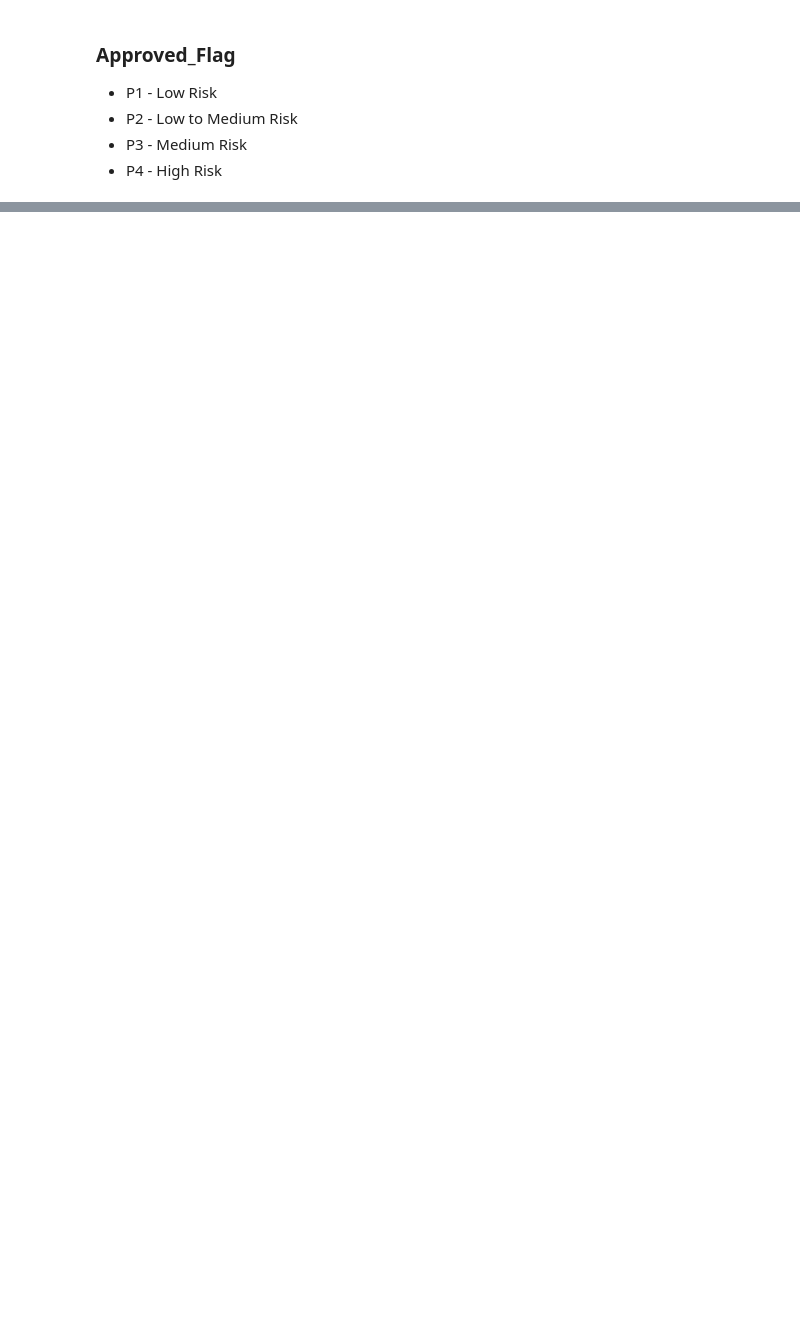
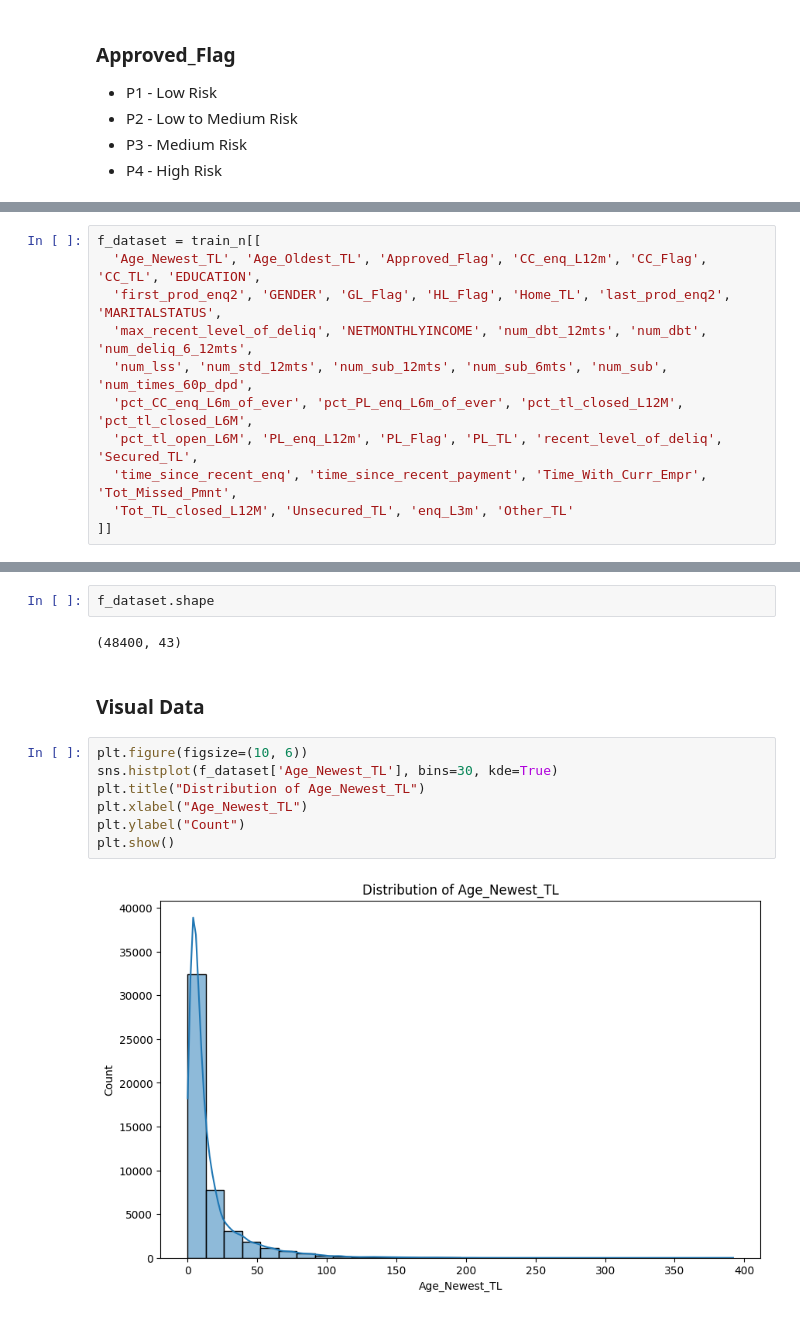
Before and after one commit to sayalii-e/Credit-Risk-Assessment, a Jupyter notebook: Untitled.ipynb, the cells around one changed output, grey strips where cells are left out. Drawn from its saved outputs; the diff is of its cells as text; blank space fills up the shorter version.

```diff
--- a/Untitled.ipynb
+++ b/Untitled.ipynb
@@ -627,0 +702,11 @@ train_n = train_n.drop(columns=['CC_utilization', 'PL_utilization','max_unsec_ex
+# %%
+f_dataset = train_n[[
+  'Age_Newest_TL', 'Age_Oldest_TL', 'Approved_Flag', 'CC_enq_L12m', 'CC_Flag', 'CC_TL', 'EDUCATION',
+  'first_prod_enq2', 'GENDER', 'GL_Flag', 'HL_Flag', 'Home_TL', 'last_prod_enq2', 'MARITALSTATUS',
+  'max_recent_level_of_deliq', 'NETMONTHLYINCOME', 'num_dbt_12mts', 'num_dbt', 'num_deliq_6_12mts',
+  'num_lss', 'num_std_12mts', 'num_sub_12mts', 'num_sub_6mts', 'num_sub', 'num_times_60p_dpd',
+  'pct_CC_enq_L6m_of_ever', 'pct_PL_enq_L6m_of_ever', 'pct_tl_closed_L12M', 'pct_tl_closed_L6M',
+  'pct_tl_open_L6M', 'PL_enq_L12m', 'PL_Flag', 'PL_TL', 'recent_level_of_deliq', 'Secured_TL',
+  'time_since_recent_enq', 'time_since_recent_payment', 'Time_With_Curr_Empr', 'Tot_Missed_Pmnt',
+  'Tot_TL_closed_L12M', 'Unsecured_TL', 'enq_L3m', 'Other_TL'
+]]
@@ -627,0 +722,15 @@ train_n = train_n.drop(columns=['CC_utilization', 'PL_utilization','max_unsec_ex
+# %%
+f_dataset.shape
+# %% [output]
+(48400, 43)
+# %% [markdown]
+### Visual Data
+# %%
+plt.figure(figsize=(10, 6))
+sns.histplot(f_dataset['Age_Newest_TL'], bins=30, kde=True)
+plt.title("Distribution of Age_Newest_TL")
+plt.xlabel("Age_Newest_TL")
+plt.ylabel("Count")
+plt.show()
+# %% [output]
+[figure, added]
```
Also changed, not shown: parts of 29 cells of this notebook, 2 other files.
